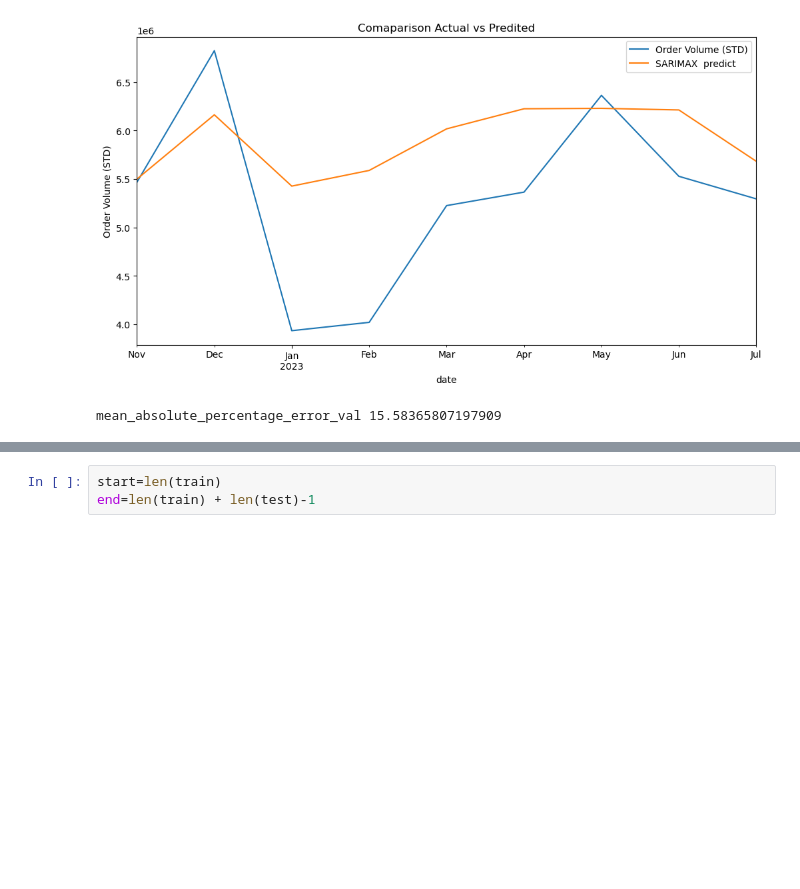
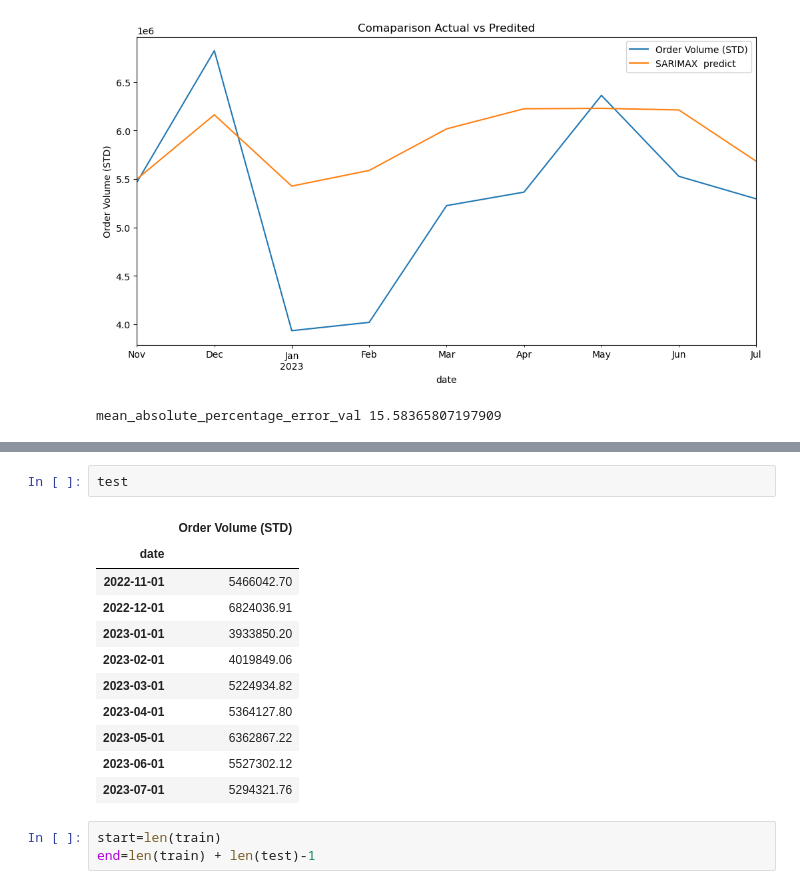
Before and after one commit to Shahidazad/Demand-Forecasting, a Jupyter notebook: arima_univariate_C+ St Plk_carolinas.ipynb, the cells around one changed output, grey strips where cells are left out. Drawn from its saved outputs; the diff is of its cells as text; blank space fills up the shorter version.

```diff
--- a/arima_univariate_C+ St Plk_carolinas.ipynb
+++ b/arima_univariate_C+ St Plk_carolinas.ipynb
@@ -226,3 +264,17 @@ mean_absolute_percentage_error_val 15.58365807197909
+# %%
+test
+# %% [output]
+|  | Order Volume (STD) |
+| date |  |
+| 2022-11-01 | 5466042.70 |
+| 2022-12-01 | 6824036.91 |
+| 2023-01-01 | 3933850.20 |
+| 2023-02-01 | 4019849.06 |
+| 2023-03-01 | 5224934.82 |
+| 2023-04-01 | 5364127.80 |
+| 2023-05-01 | 6362867.22 |
+| 2023-06-01 | 5527302.12 |
+| 2023-07-01 | 5294321.76 |
 # %%
 start=len(train)
 end=len(train) + len(test)-1
```
Also changed, not shown: parts of 6 cells of this notebook, 7 other files.
